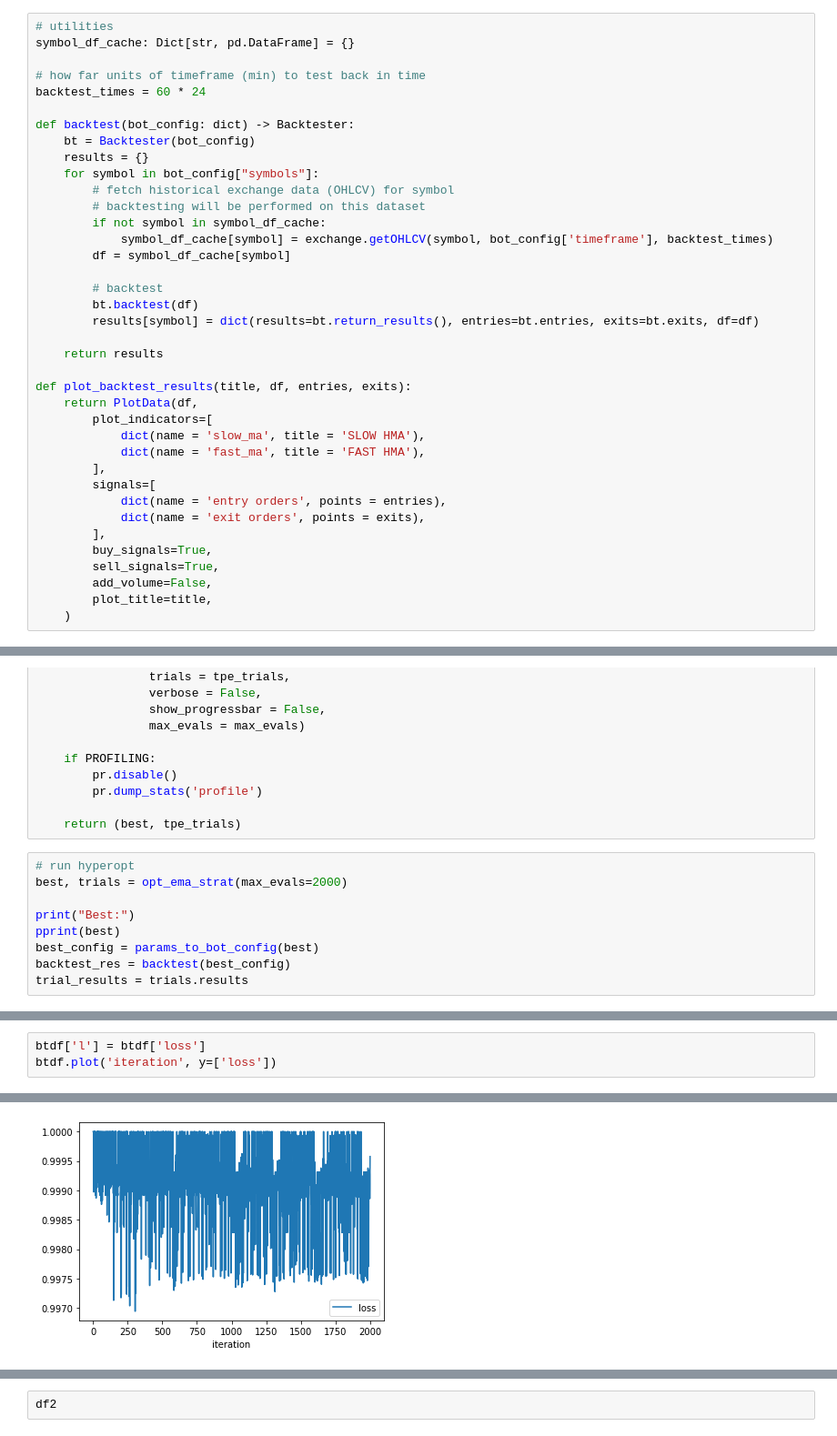
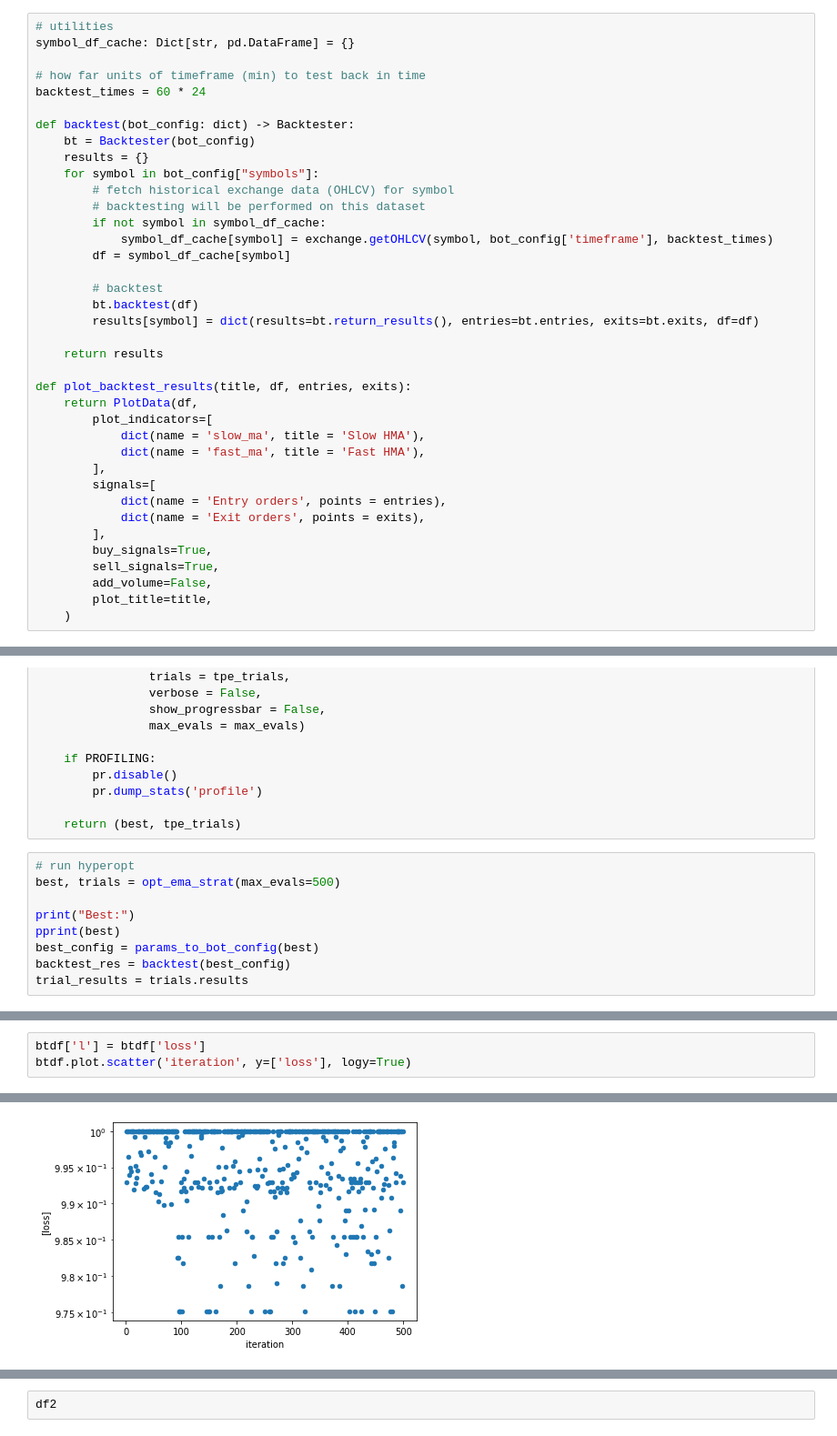
Before and after one commit to revmischa/crypto-trader, a Jupyter notebook: Yahoozee.ipynb, the cells around one changed output, grey strips where cells are left out. Shown at 91% size. Drawn from its saved outputs; the diff is of its cells as text.

```diff
--- a/Yahoozee.ipynb
+++ b/Yahoozee.ipynb
@@ -141,12 +139,12 @@ def backtest(bot_config: dict) -> Backtester:
 def plot_backtest_results(title, df, entries, exits):
     return PlotData(df,
         plot_indicators=[
-            dict(name = 'slow_ma', title = 'SLOW HMA'),
-            dict(name = 'fast_ma', title = 'FAST HMA'),
+            dict(name = 'slow_ma', title = 'Slow HMA'),
+            dict(name = 'fast_ma', title = 'Fast HMA'),
         ],
         signals=[
-            dict(name = 'entry orders', points = entries),
-            dict(name = 'exit orders', points = exits),
+            dict(name = 'Entry orders', points = entries),
+            dict(name = 'Exit orders', points = exits),
         ],
         buy_signals=True,
         sell_signals=True,
@@ -327,7 +325,7 @@ def opt_ema_strat(max_evals: int=10) -> Dict[str, float]:
     return (best, tpe_trials)
 # %%
 # run hyperopt
-best, trials = opt_ema_strat(max_evals=2000)
+best, trials = opt_ema_strat(max_evals=500)
 
 print("Best:")
 pprint(best)
@@ -388,5 +394,5 @@ ETH/USD Loss: 0.9999491695030844
 [interactive output not drawn]
 # %%
 btdf['l'] = btdf['loss']
-btdf.plot('iteration', y=['loss'])
+btdf.plot.scatter('iteration', y=['loss'], logy=True)
 # %% [output]
@@ -394,2 +400,2 @@ btdf.plot('iteration', y=['loss'])
-[figure, old version]
+[figure, new version]
 # %%
```
Also changed, not shown: parts of 6 cells of this notebook, 2 other files.
